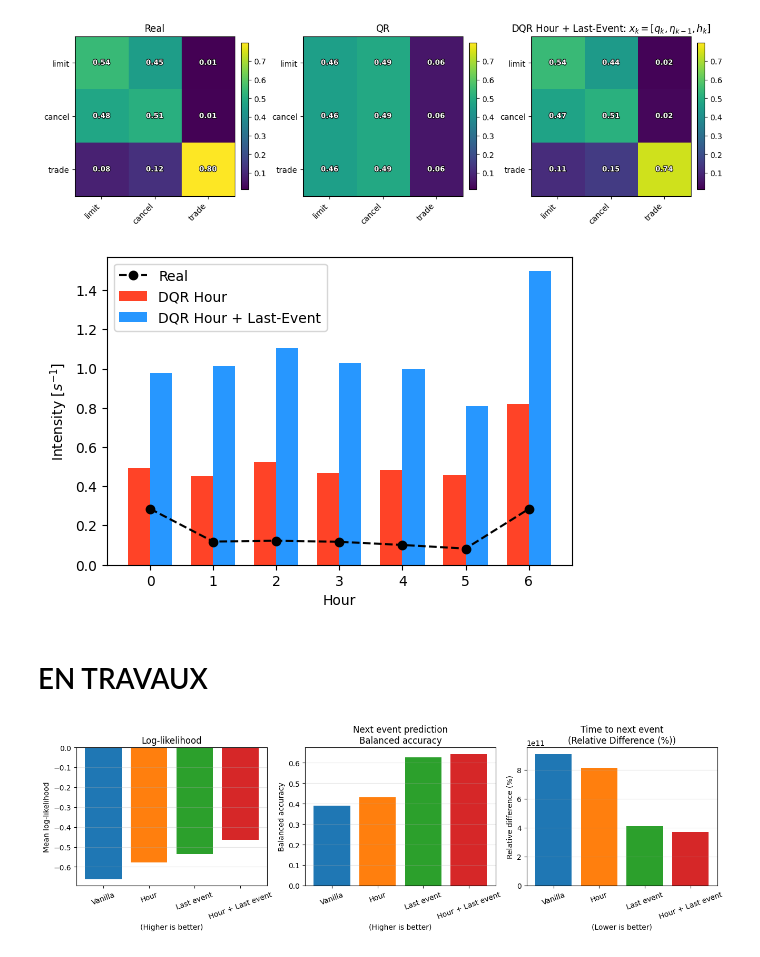
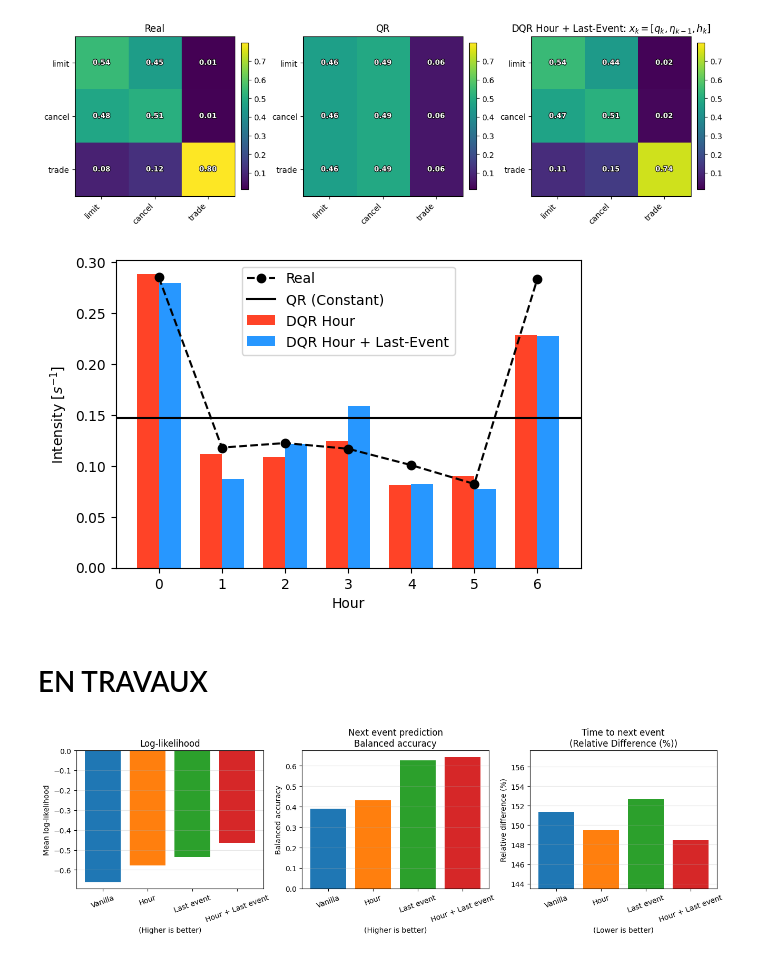
Before and after one commit to archer-paul/DeepQR-Microstructure, a Jupyter notebook: deepNN.ipynb, the cells around one changed output. Drawn from its saved outputs; the diff is of its cells as text; code cells hidden in the pictures.

```diff
--- a/deepNN.ipynb
+++ b/deepNN.ipynb
@@ -274,22 +254,25 @@ from dqrfunctions import compute_hourly_intensity, compute_real_hourly_intensity
 hourly_dqr_h = compute_hourly_intensity(model_hour, data_hour, df_train["hour_last_event"].values)
 hourly_dqr_h_le = compute_hourly_intensity(model_hour_last_event, data_hour_last_event, df_train["hour_last_event"].values)
 hourly_real = compute_real_hourly_intensity(df_train, trade_id=2)
-hourly_qr = 1/T_qr[:,2].mean()
+
+from qrFunctions import compute_hourly_intensity_qr
+hourly_qr, constant_hourly_qr = compute_hourly_intensity_qr(lambdas, df_train)
 # %%
 width = 0.35
 x = hourly_dqr_h.index.values
 fig, ax = plt.subplots(figsize=(6,4))
 ax.bar(x - width/2, hourly_dqr_h.values, width=width, color="#FF4327", label="DQR Hour")
 ax.bar(x + width/2, hourly_dqr_h_le.values, width=width, color="#2797FF", label="DQR Hour + Last-Event")
 ax.plot(x, hourly_real.values, "o--", color="black", label="Real")
-#ax.hlines(hourly_qr, xmin=x.min() - 0.5, xmax=x.max() + 0.5, colors="black", linestyles="-", linewidth = 2, label="QR")
+#ax.plot(hourly_qr.index, hourly_qr.values, label="QR", marker='^', linestyle='--', color='darkblue')
+ax.axhline(constant_hourly_qr, xmin=x.min(), xmax=x.max(), color='black', linestyle='-', label='QR (Constant)')
 ax.set_xlabel("Hour")
 ax.set_ylabel(r"Intensity [$s^{-1}$]")
 ax.set_xticks(x)
 ax.legend()
 plt.show()
 # %% [output]
-[figure, old version]
+[figure, new version]
 # %% [markdown]
 # EN TRAVAUX #
 # %%
@@ -404,8 +284,6 @@ results = {
     "Last event": evaluate_dqr_model(model_last_event, data_last_event),
     "Hour + Last event": evaluate_dqr_model(model_hour_last_event, data_hour_last_event),
 }
-
-results
-plot_figure3(results)
+plot_model_comparison(results)
 # %% [output]
-[figure, old version]
+[figure, new version]
```
Also changed, not shown: parts of 3 cells of this notebook, 2 other files.
